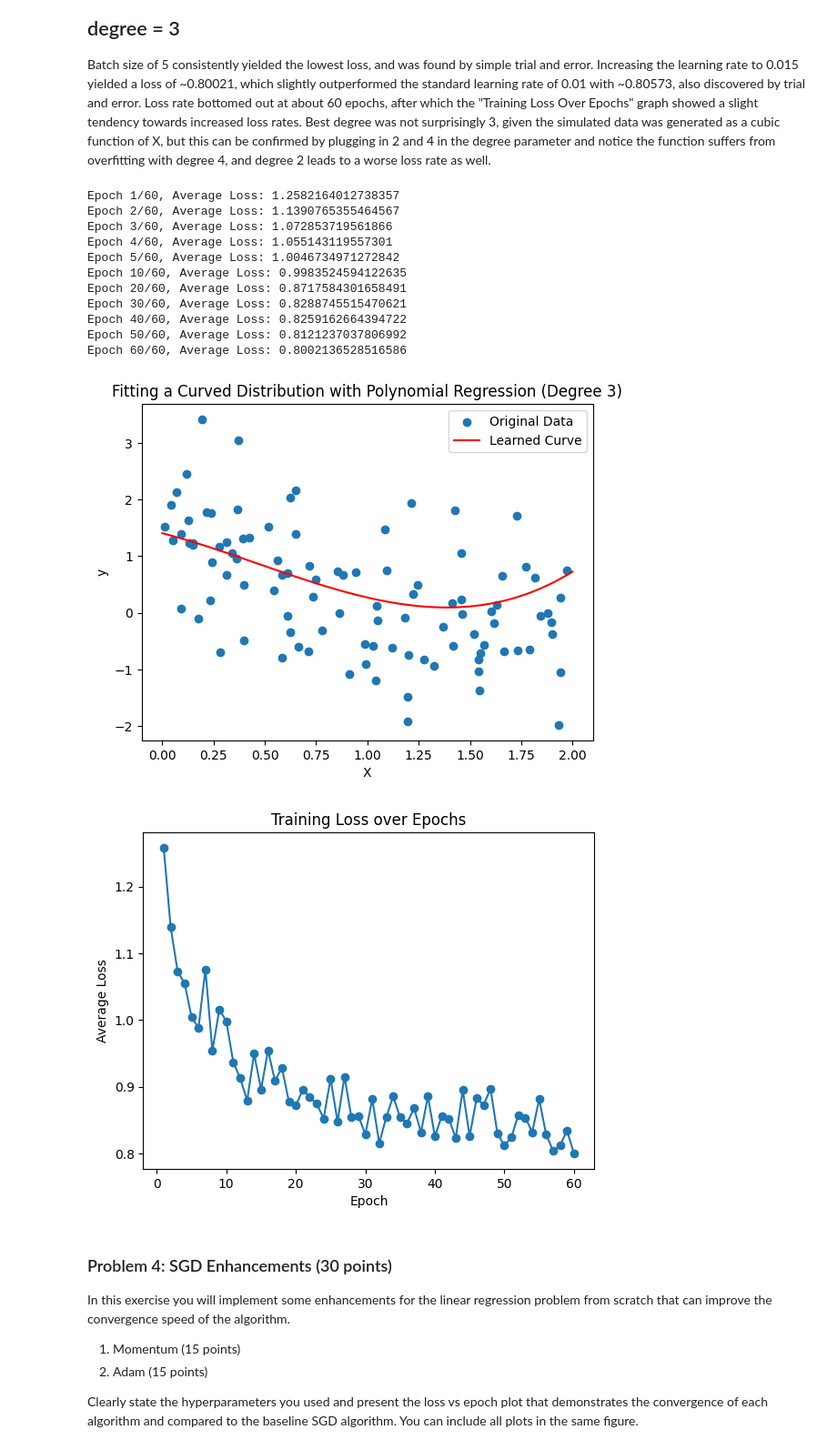
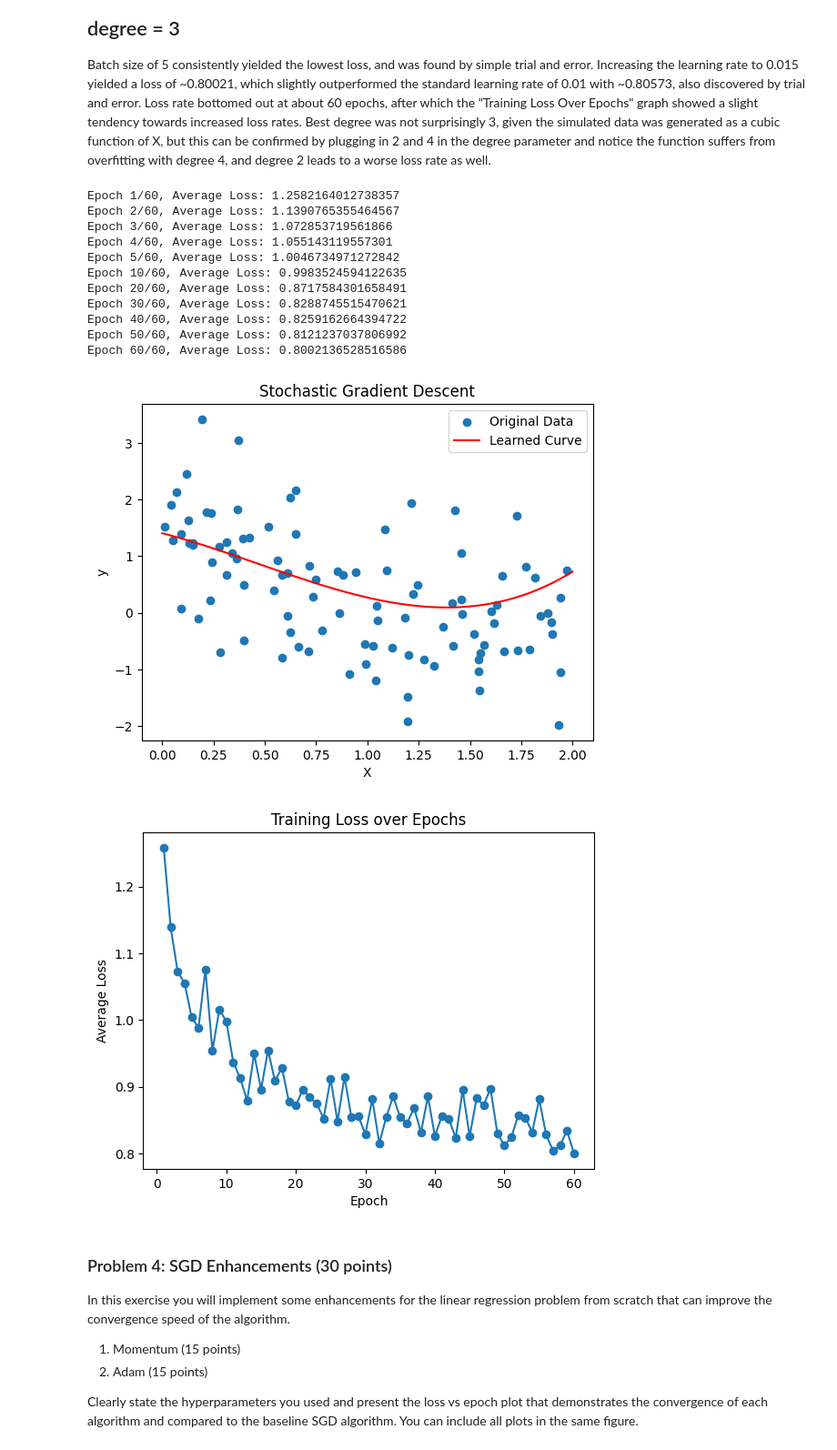
Before and after one commit to dhauss/csgy6613-assignments, a Jupyter notebook: assignment-1/assignment_1.ipynb, the cells around one changed output. Shown at 91% size. Drawn from its saved outputs; the diff is of its cells as text; code cells hidden in the pictures.

Commit message:
added comments, changed SGD graph title

```diff
--- a/assignment-1/assignment_1.ipynb
+++ b/assignment-1/assignment_1.ipynb
@@ -323,35 +323,35 @@ plt.scatter(X, y, label='Original Data')
 # Plot the learned curve
 X_range = np.linspace(0, 2, 100).reshape(-1, 1)
 X_poly_range = polynomial_features(X_range, degree)
 y_pred = X_poly_range.dot(weights)
 plt.plot(X_range, y_pred, color='red', label='Learned Curve')
 
-plt.title('Fitting a Curved Distribution with Polynomial Regression (Degree 3)')
+plt.title('Stochastic Gradient Descent')
 plt.xlabel('X')
 plt.ylabel('y')
 plt.legend()
 plt.show()
 print()
 
 # Plot the loss over epochs
 plt.plot(range(1, num_epochs + 1), losses, marker='o')
 plt.title('Training Loss over Epochs')
 plt.xlabel('Epoch')
 plt.ylabel('Average Loss')
 plt.show()
 # %% [output]
 Epoch 1/60, Average Loss: 1.2582164012738357
 Epoch 2/60, Average Loss: 1.1390765355464567
 Epoch 3/60, Average Loss: 1.072853719561866
 Epoch 4/60, Average Loss: 1.055143119557301
 Epoch 5/60, Average Loss: 1.0046734971272842
 Epoch 10/60, Average Loss: 0.9983524594122635
 Epoch 20/60, Average Loss: 0.8717584301658491
 Epoch 30/60, Average Loss: 0.8288745515470621
 Epoch 40/60, Average Loss: 0.8259162664394722
 Epoch 50/60, Average Loss: 0.8121237037806992
 Epoch 60/60, Average Loss: 0.8002136528516586
-[figure, old version]
+[figure, new version]
 [figure]
 # %% [markdown]
 ### Problem 4: SGD Enhancements (30 points)
```
Also changed, not shown: parts of 2 cells of this notebook.
